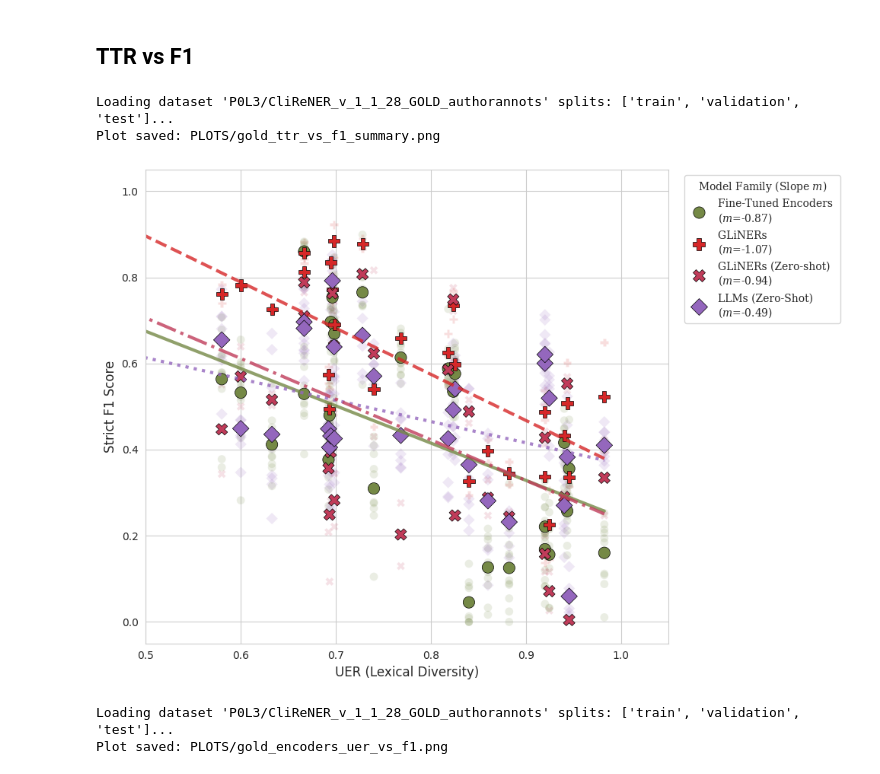
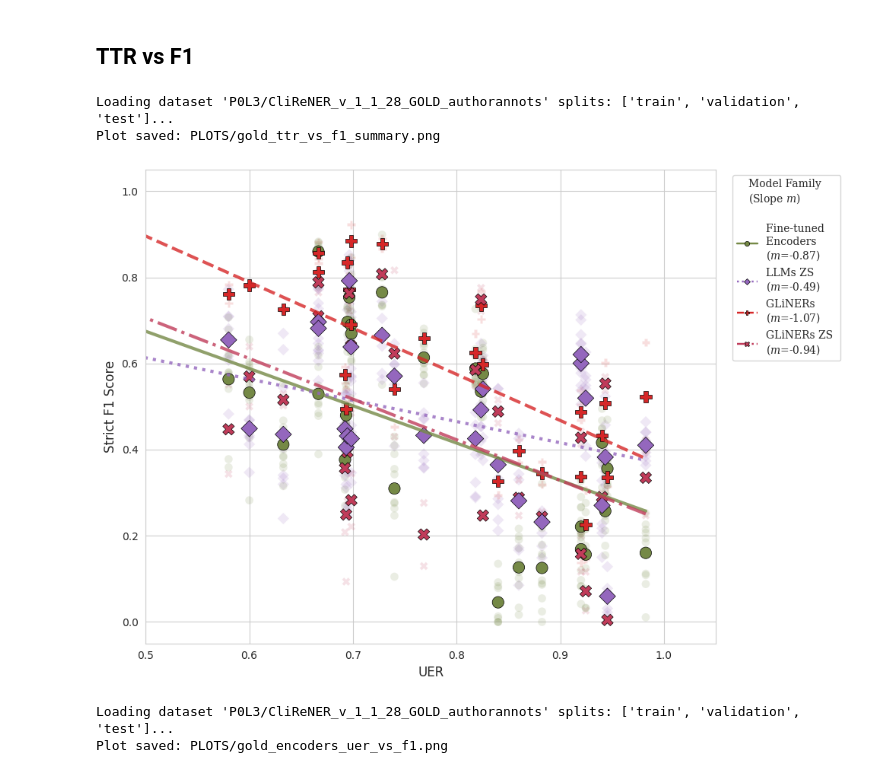
Before and after one commit to P0L3/CliReNER, a Jupyter notebook: EXPERIMENTS/VISUALS/visuals.ipynb, the cells around one changed output. Drawn from its saved outputs; the diff is of its cells as text; code cells hidden in the pictures.

```diff
--- a/EXPERIMENTS/VISUALS/visuals.ipynb
+++ b/EXPERIMENTS/VISUALS/visuals.ipynb
@@ -1868,10 +1868,10 @@ def main():
     df['model_display_name'] = df['model_display_name'].replace(NAME_NORMALIZATION)
 
     def get_group(name):
-        if name in encoder_only_list: return "Fine-Tuned Encoders"
+        if name in encoder_only_list: return "Fine-tuned \nEncoders"
         if name in group_gliners: return "GLiNERs"
-        if name in group_llms: return "LLMs (Zero-Shot)"
-        if name in group_gliners_zs: return "GLiNERs (Zero-shot)"
+        if name in group_llms: return "LLMs ZS"
+        if name in group_gliners_zs: return "GLiNERs ZS"
         return "Other"
 
     df['Model_Group'] = df['model_display_name'].apply(get_group)
@@ -1898,9 +1898,9 @@ def main():
     "ZS LLMs": "#9467bd"         # Purple
     }
 
-    palette = {"Fine-Tuned Encoders": "#758946", "GLiNERs": "#d62728", "LLMs (Zero-Shot)": "#9467bd", "GLiNERs (Zero-shot)": "#c03c5a"}
-    line_styles = {"Fine-Tuned Encoders": "solid", "GLiNERs": "dashed", "LLMs (Zero-Shot)": "dotted", "GLiNERs (Zero-shot)": "dashdot"}
-    markers = {"Fine-Tuned Encoders": "o", "GLiNERs": "P", "LLMs (Zero-Shot)": "D", "GLiNERs (Zero-shot)": "X"}
+    palette = {"Fine-tuned \nEncoders": "#758946", "GLiNERs": "#d62728", "LLMs ZS": "#9467bd", "GLiNERs ZS": "#c03c5a"}
+    line_styles = {"Fine-tuned \nEncoders": "solid", "GLiNERs": "dashed", "LLMs ZS": "dotted", "GLiNERs ZS": "dashdot"}
+    markers = {"Fine-tuned \nEncoders": "o", "GLiNERs": "P", "LLMs ZS": "D", "GLiNERs ZS": "X"}
 
     # --- LAYER 1: GHOST DATA (Faint Individual Models) ---
     sns.scatterplot(data=merged_df, x="TTR", y=TARGET_METRIC, hue="Model_Group", palette=palette,
@@ -1914,36 +1914,56 @@ def main():
             slope, intercept, r_val, p_val, std_err = linregress(group_data['TTR'], group_data[TARGET_METRIC])
             slope_labels[group] = f"{group} \n($m$={slope:.2f})"
 
             sns.regplot(data=group_data, x="TTR", y=TARGET_METRIC, scatter=False, ci=None, color=palette[group],
                         line_kws={"linestyle": line_styles[group], "linewidth": 3, "alpha": 0.8})
 
     # --- LAYER 3: GROUP MEANS (Legend Source) ---
     means_df['Legend_Group'] = means_df['Model_Group'].map(slope_labels)
     new_palette = {slope_labels[k]: v for k, v in palette.items() if k in slope_labels}
     new_markers = {slope_labels[k]: v for k, v in markers.items() if k in slope_labels}
 
     sns.scatterplot(data=means_df, x="TTR", y=TARGET_METRIC, hue="Legend_Group", style="Legend_Group",
                     palette=new_palette, markers=new_markers, s=120, alpha=1.0, edgecolor='black', linewidth=0.5)
     plt.rcParams["font.family"] = "serif"
     plt.rcParams["mathtext.fontset"] = "dejavuserif"
     # 3. Final Formatting
-    plt.xlabel("UER (Lexical Diversity)", fontsize=12)
+    import matplotlib.lines as mlines
+
+    # Create custom handles that show both the line style and the marker
+    custom_handles = []
+    for group, label in slope_labels.items():
+        handle = mlines.Line2D([], [],
+                               color=palette[group],
+                               marker=markers[group],
+                               linestyle=line_styles[group],
+                               linewidth=1.75,  # Shows the line style
+                               markersize=4.5,  # Shows the marker
+                               markeredgecolor='black',
+                               markeredgewidth=0.5,
+                               label=label)
+        custom_handles.append(handle)
+
+    plt.xlabel("UER", fontsize=12)
     plt.ylabel("Strict F1 Score", fontsize=12)
     plt.ylim(-0.05, 1.05)
     plt.xlim(0.50, 1.05)
-    plt.legend(title="Model Family (Slope $m$)", bbox_to_anchor=(1.02, 1), loc='upper left')
+
+    # Use the custom handles instead of the default legend
+    plt.legend(handles=custom_handles, title="Model Family \n(Slope $m$)\n",
+               bbox_to_anchor=(1.02, 1), loc='upper left')
+
     plt.tight_layout()
 
     save_path = os.path.join(OUTPUT_DIR, f"{FILE_PREFIX}ttr_vs_f1_summary.png")
     plt.savefig(save_path, dpi=300, bbox_inches='tight')
     print(f"Plot saved: {save_path}")
 
 if __name__ == "__main__":
     main()
 # %% [output]
 Loading dataset 'P0L3/CliReNER_v_1_1_28_GOLD_authorannots' splits: ['train', 'validation', 'test']...
 Plot saved: PLOTS/gold_ttr_vs_f1_summary.png
-[figure, old version]
+[figure, new version]
 # %%
 import pandas as pd
 import numpy as np
```
Also changed, not shown: parts of 1 cell of this notebook, 2 other files.
